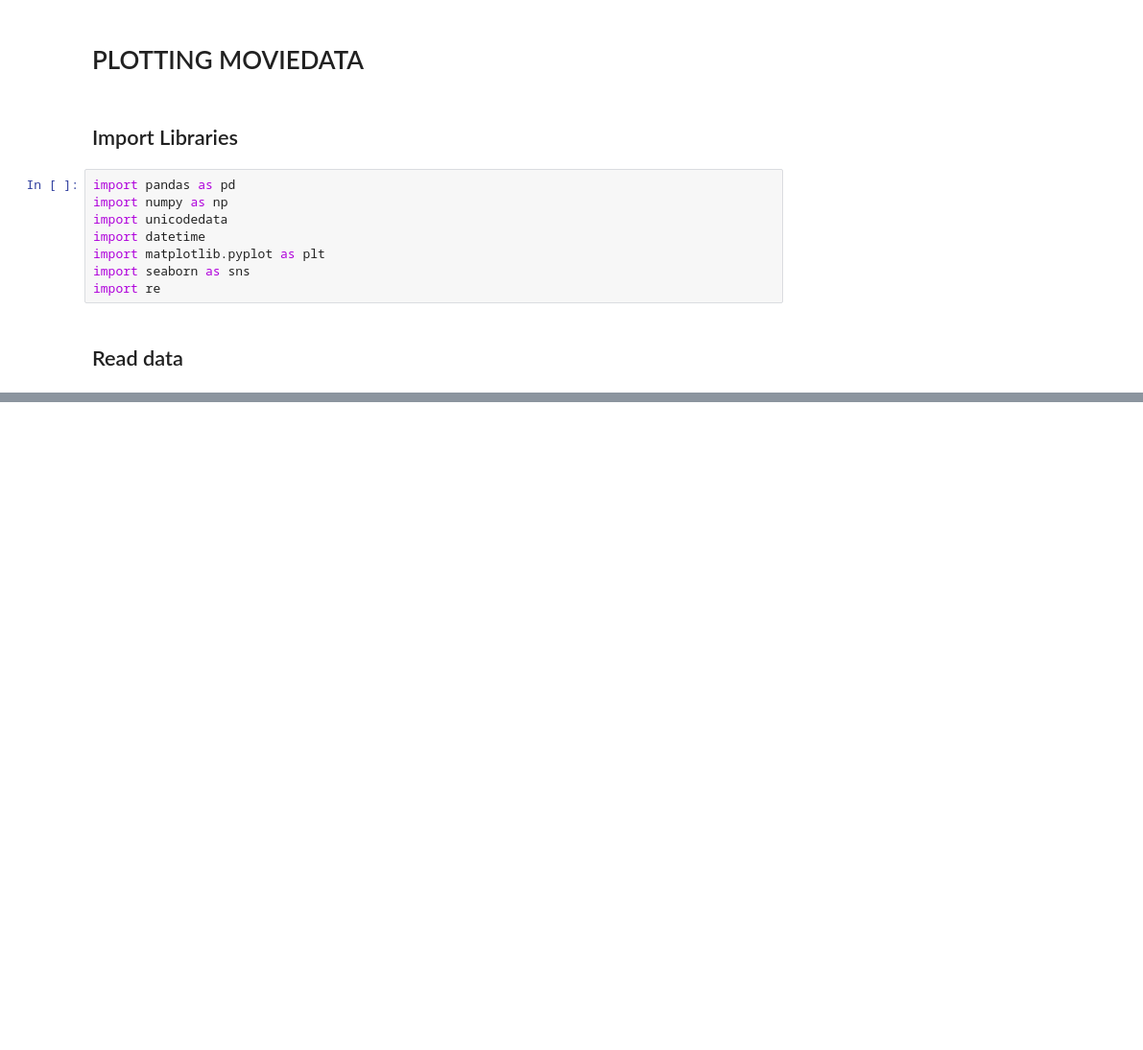
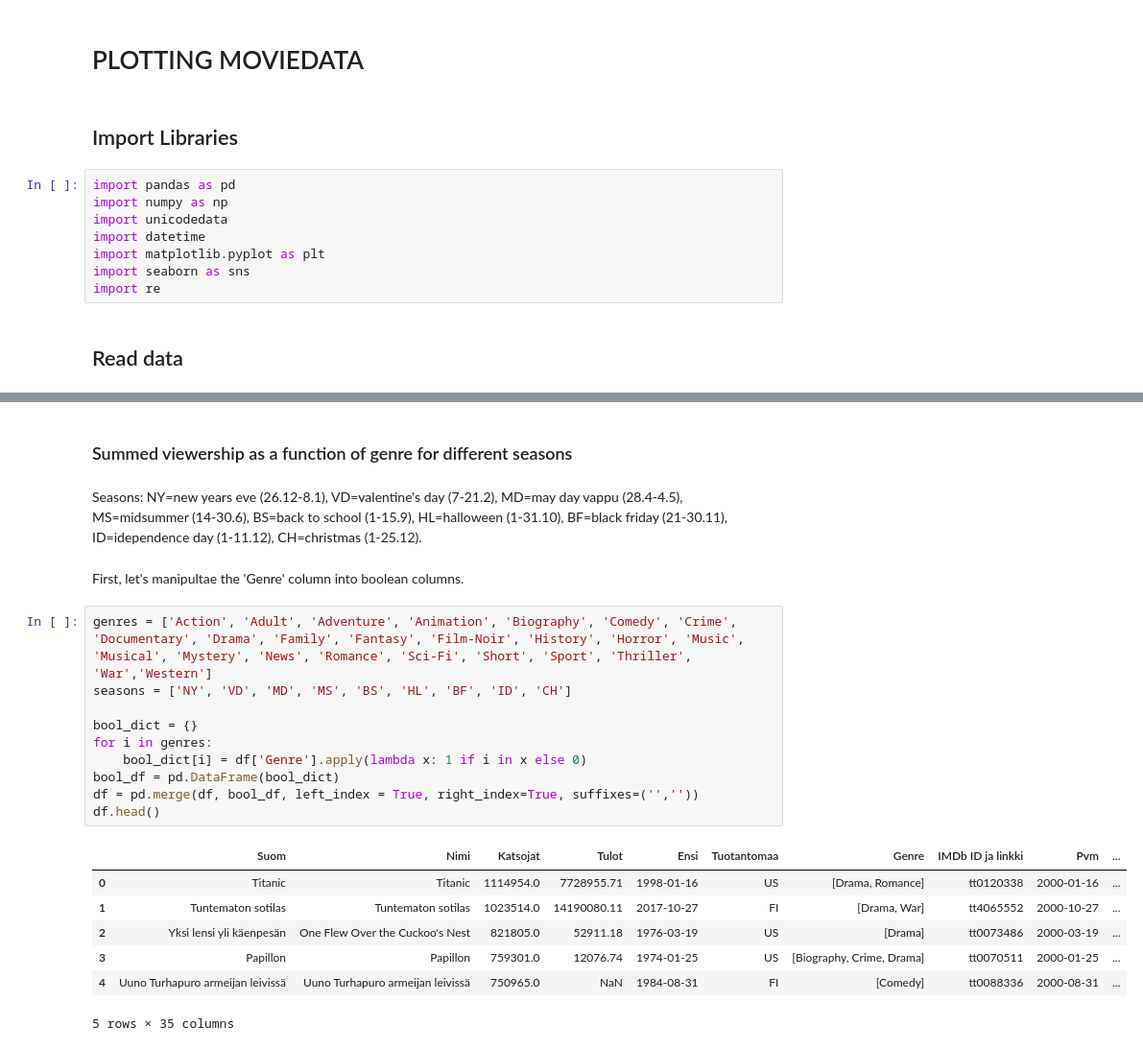
Before and after one commit to elmanevala/LeffatLoskatJaLantit, a Jupyter notebook: data_cleanup/maranplotit.ipynb, the cells around one changed output, grey strips where cells are left out. Shown at 96% size. Drawn from its saved outputs; the diff is of its cells as text; blank space fills up the shorter version.

```diff
--- a/data_cleanup/maranplotit.ipynb
+++ b/data_cleanup/maranplotit.ipynb
@@ -40,0 +37,26 @@ plt.show()
+# %% [markdown]
+<h3>Summed viewership as a function of genre for different seasons</h3>
+# %% [markdown]
+
+
+Seasons: NY=new years eve (26.12-8.1), VD=valentine's day (7-21.2), MD=may day vappu (28.4-4.5), MS=midsummer (14-30.6), BS=back to school (1-15.9), HL=halloween (1-31.10), BF=black friday (21-30.11), ID=idependence day (1-11.12), CH=christmas (1-25.12).
+# %% [markdown]
+First, let's manipultae the 'Genre' column into boolean columns.
+# %%
+genres = ['Action', 'Adult', 'Adventure', 'Animation', 'Biography', 'Comedy', 'Crime', 'Documentary', 'Drama', 'Family', 'Fantasy', 'Film-Noir', 'History', 'Horror', 'Music', 'Musical', 'Mystery', 'News', 'Romance', 'Sci-Fi', 'Short', 'Sport', 'Thriller', 'War','Western']
+seasons = ['NY', 'VD', 'MD', 'MS', 'BS', 'HL', 'BF', 'ID', 'CH']
+
+bool_dict = {}
+for i in genres:
+    bool_dict[i] = df['Genre'].apply(lambda x: 1 if i in x else 0)
+bool_df = pd.DataFrame(bool_dict)
+df = pd.merge(df, bool_df, left_index = True, right_index=True, suffixes=('',''))
+df.head()
+# %% [output]
+|  | Suom | Nimi | Katsojat | Tulot | Ensi | Tuotantomaa | Genre | IMDb ID ja linkki | Pvm | ... |
+| 0 | Titanic | Titanic | 1114954.0 | 7728955.71 | 1998-01-16 | US | [Drama, Romance] | tt0120338 | 2000-01-16 | ... |
+| 1 | Tuntematon sotilas | Tuntematon sotilas | 1023514.0 | 14190080.11 | 2017-10-27 | FI | [Drama, War] | tt4065552 | 2000-10-27 | ... |
+| 2 | Yksi lensi yli käenpesän | One Flew Over the Cuckoo's Nest | 821805.0 | 52911.18 | 1976-03-19 | US | [Drama] | tt0073486 | 2000-03-19 | ... |
+| 3 | Papillon | Papillon | 759301.0 | 12076.74 | 1974-01-25 | US | [Biography, Crime, Drama] | tt0070511 | 2000-01-25 | ... |
+| 4 | Uuno Turhapuro armeijan leivissä | Uuno Turhapuro armeijan leivissä | 750965.0 | NaN | 1984-08-31 | FI | [Comedy] | tt0088336 | 2000-08-31 | ... |
+5 rows × 35 columns
```
Also changed, not shown: parts of 5 cells of this notebook, 1 other file.
